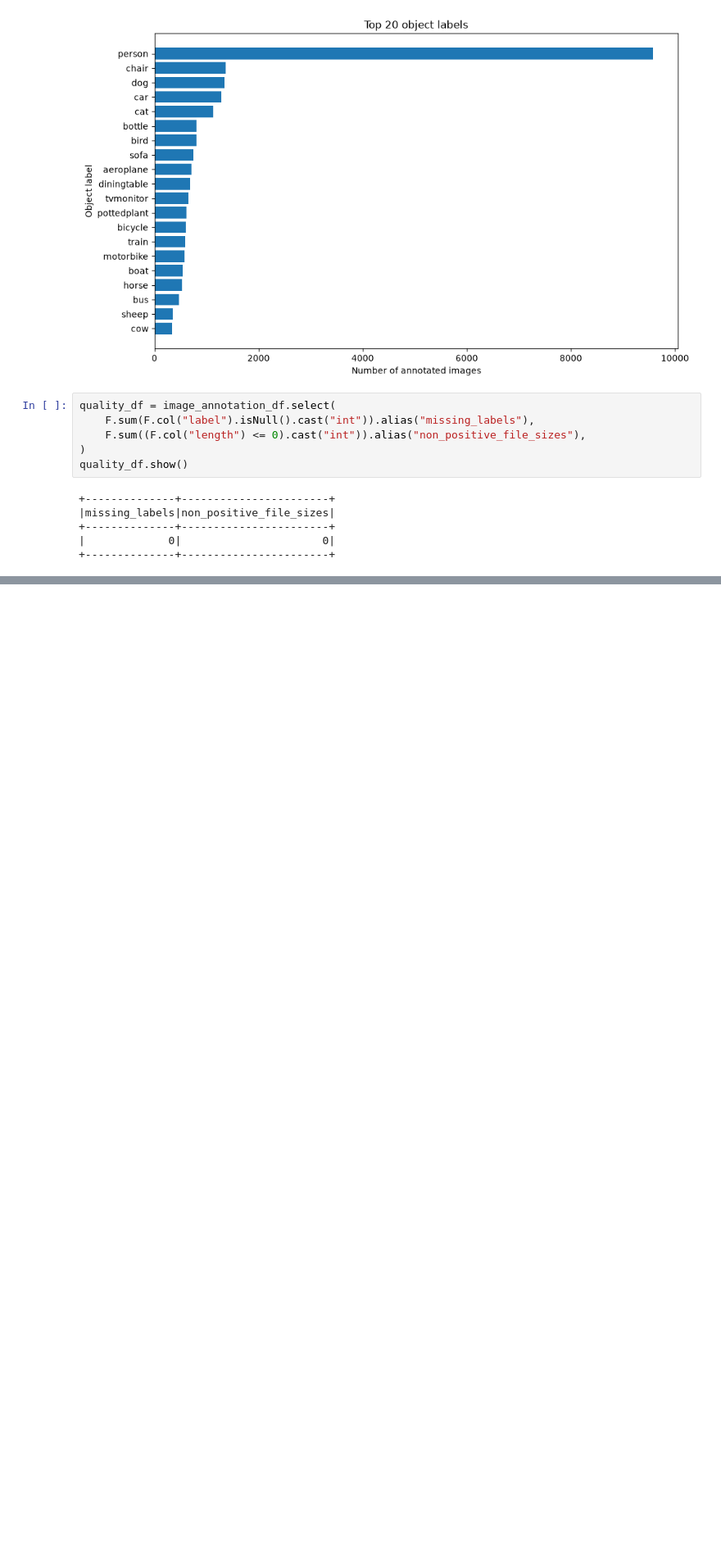
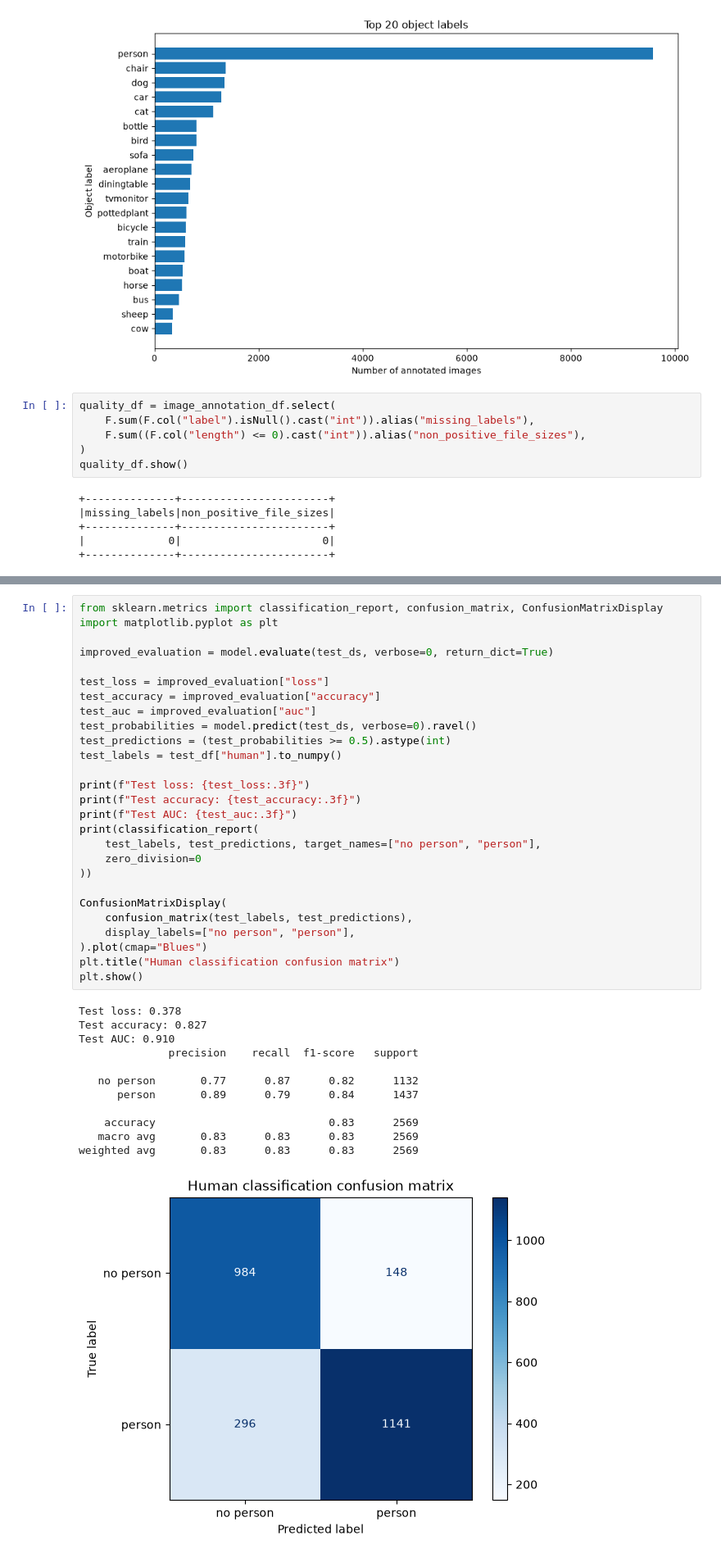
Before and after one commit to EMWCCN/pdan8412-2026-poe-part-3-convolutional-neural-networks-cnn-st10256074, a Jupyter notebook: notebook.ipynb, the cells around one changed output, grey strips where cells are left out. Shown at 82% size. Cells and saved outputs as stored; diff of their text form; blank space fills up the shorter version.

```diff
--- a/notebook.ipynb
+++ b/notebook.ipynb
@@ -331,0 +626,40 @@ image_properties_df.describe()
+# %%
+from sklearn.metrics import classification_report, confusion_matrix, ConfusionMatrixDisplay
+import matplotlib.pyplot as plt
+
+improved_evaluation = model.evaluate(test_ds, verbose=0, return_dict=True)
+
+test_loss = improved_evaluation["loss"]
+test_accuracy = improved_evaluation["accuracy"]
+test_auc = improved_evaluation["auc"]
+test_probabilities = model.predict(test_ds, verbose=0).ravel()
+test_predictions = (test_probabilities >= 0.5).astype(int)
+test_labels = test_df["human"].to_numpy()
+
+print(f"Test loss: {test_loss:.3f}")
+print(f"Test accuracy: {test_accuracy:.3f}")
+print(f"Test AUC: {test_auc:.3f}")
+print(classification_report(
+    test_labels, test_predictions, target_names=["no person", "person"],
+    zero_division=0
+))
+
+ConfusionMatrixDisplay(
+    confusion_matrix(test_labels, test_predictions),
+    display_labels=["no person", "person"],
+).plot(cmap="Blues")
+plt.title("Human classification confusion matrix")
+plt.show()
+# %% [output]
+Test loss: 0.378
+Test accuracy: 0.827
+Test AUC: 0.910
+              precision    recall  f1-score   support
+
+   no person       0.77      0.87      0.82      1132
+      person       0.89      0.79      0.84      1437
+
+    accuracy                           0.83      2569
+   macro avg       0.83      0.83      0.83      2569
+weighted avg       0.83      0.83      0.83      2569
+[figure, added]
```
Also changed, not shown: parts of 22 cells of this notebook.
